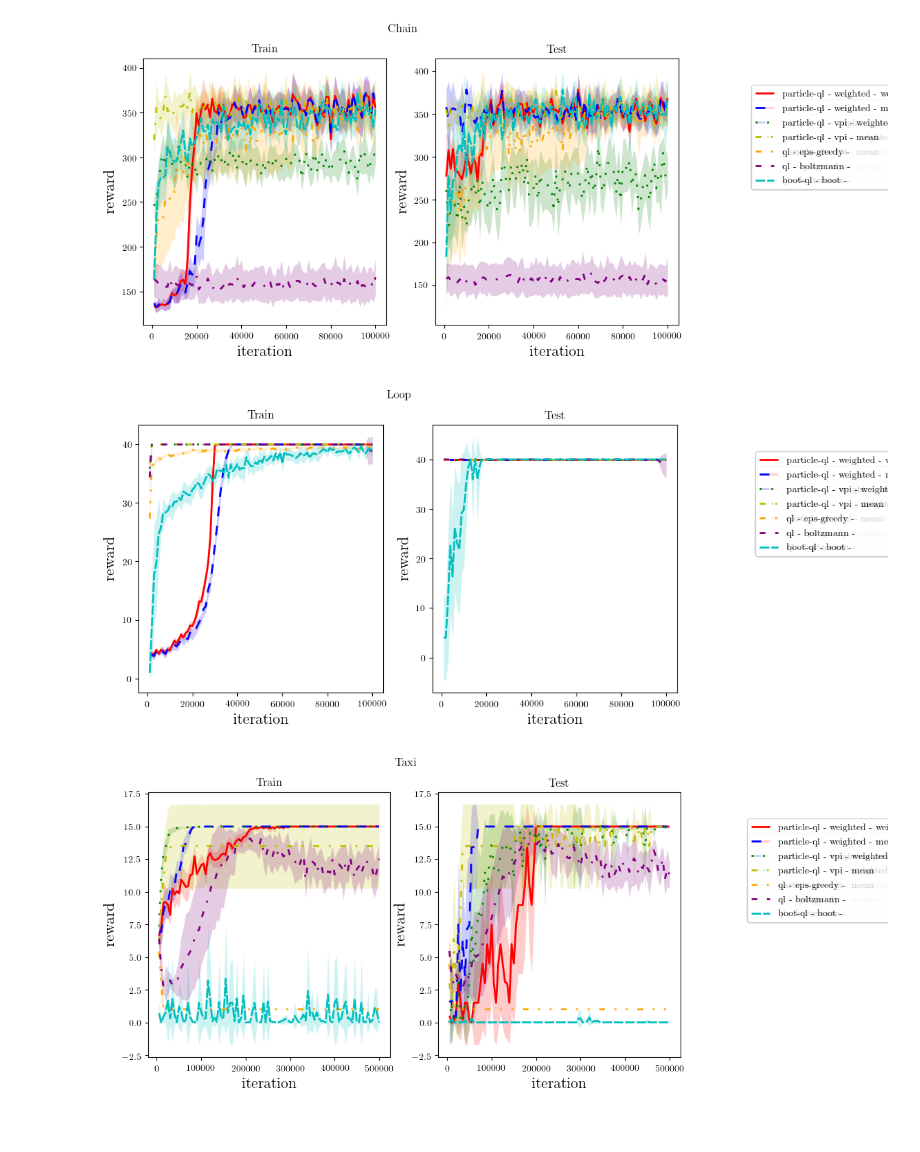
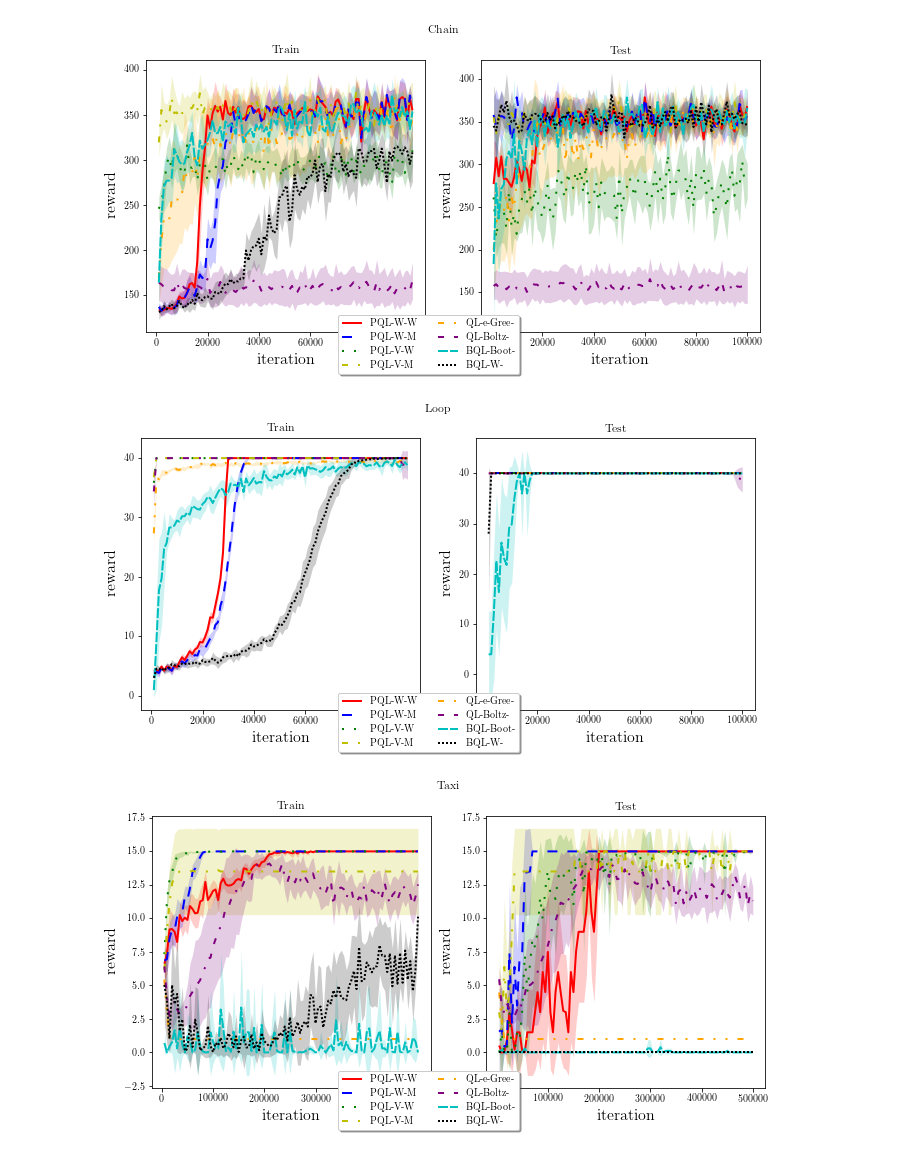
Before and after one commit to albertometelli/weightedDQN, a Jupyter notebook: q_learning/notebook.ipynb, the cells around one changed output. Drawn from its saved outputs; the diff is of its cells as text; code cells hidden in the pictures.

```diff
--- a/q_learning/notebook.ipynb
+++ b/q_learning/notebook.ipynb
@@ -97,13 +97,30 @@ def plot_ci(xs, ys, conf, n, xlabel=None, ylabel=None, label=None, ax=None, **kw
     return ax
 # %%
 environments = ['Chain', 'Loop', 'Taxi', 'RiverSwim', 'SixArms','KnightQuest']
-algorithms = ['particle-ql', 'ql', 'boot-ql']
-policies = [['weighted', 'vpi'], ['eps-greedy', 'boltzmann'], ['boot']]
+algorithms = ['particle-ql','ql','boot-ql']
+policies = [['weighted','vpi'], ['eps-greedy', 'boltzmann'], ['boot','weighted']]
 updates = [['weighted','mean' ], [''], ['']]
+alg_to_label={
+        'particle-ql':'PQL',
+        'ql':'QL',
+        'boot-ql':'BQL'
+}
+policy_to_label={
+        'weighted':'W',
+        'vpi':'V',
+        'eps-greedy':'e-Gree',
+        'boltzmann':'Boltz',
+        'boot':'Boot'
+}
+update_to_label={
+        'weighted':'W',
+        'mean':'M',
+        '':''
+}
 conf = 0.95
 
 for env in environments:
-    fig, ax = plt.subplots(1, 2, figsize=(10, 5))
+    fig, ax = plt.subplots(1, 2, figsize=(11, 5))
     fig.suptitle(env)
     i = 0
     for j, alg in enumerate(algorithms):
@@ -112,39 +129,40 @@ for env in environments:
                 paths = glob.glob("./data/" + env + "/" + alg + "/results_" + pi + "_*_"+ u + "_*_"+"double=False_"+ "*.npy")
                 #print(paths)
                 for p in paths:
                         results = np.load(p)
                         #print(results.shape)
                         n_runs = results.shape[0]
                         try:
                             timesteps = np.cumsum(results[:, 0, :, 0][0])
                             cum_reward_train = results[:, 0, :, 3]
                             cum_reward_test = results[:, 1, :, 3]
                         except:
                             b = np.zeros(shape=results.shape+(11,))
-                            for  (x,j,k),value in np.ndenumerate(results):
+                            for  (x,h,k),value in np.ndenumerate(results):
                                 for l in range(11):
-                                    b[x,j,k,l]=results[x,j,k][l]
+                                    b[x,h,k,l]=results[x,h,k][l]
                             results=b
                             timesteps = np.cumsum(results[:, 0, :, 0][0])
                             cum_reward_train = results[:, 0, :, 3]
                             cum_reward_test = results[:, 1, :, 3]
 
 
                         #print(cum_reward_test)
                         ax[0].set_title('Train')
                         ax[0] = plot_ci(timesteps,cum_reward_train, conf,
-                                    n_runs, xlabel='iteration', ylabel='reward', label=alg + " - " + pi + " - " + u,
+                                    n_runs, xlabel='iteration', ylabel='reward', label=alg_to_label[alg] + "-" + policy_to_label[pi] + "-" + update_to_label[u],
                                     ax=ax[0], linewidth=2.0, linestyle=ls[i], color=col[i])
 
                         ax[1].set_title('Test')
                         ax[1] = plot_ci(timesteps, cum_reward_test, conf,
                                     n_runs, xlabel='iteration', ylabel='reward',
                                     ax=ax[1], linewidth=2.0, linestyle=ls[i], color=col[i])
+                        i += 1
+    lgd=fig.legend(loc='lower center',
+                          ncol=2, fancybox=True, shadow=True,bbox_to_anchor=(0.42, 0))
 
-                        fig.legend(loc='lower right', bbox_to_anchor=(1.2, 0.5))
-
-                        i += 1
+    fig.savefig('graphs/'+env+'-'+alg + "-" + pi + "-" + u+".pdf",format='pdf',bbox_extra_artists=(lgd,), bbox_inches='tight')
 # %% [output]
-[figure, old version]
+[figure, new version]
-[figure, old version]
+[figure, new version]
-[figure, old version]
+[figure, new version]
```
Also changed, not shown: parts of 2 cells of this notebook, 3 other files.
